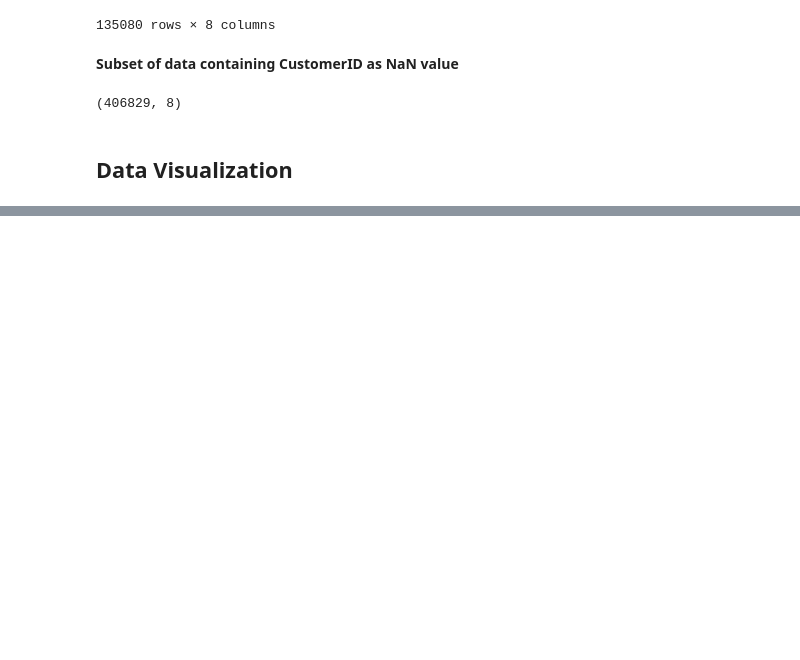
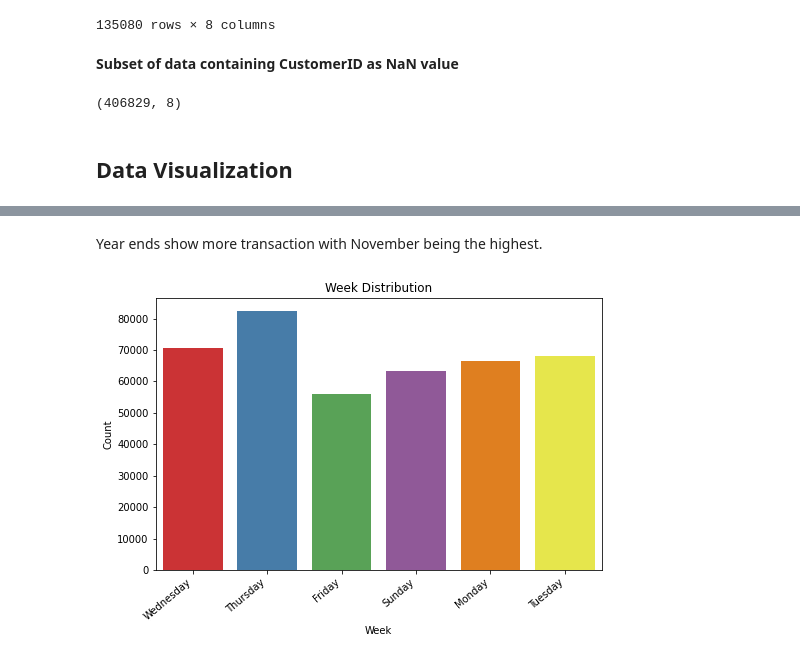
Before and after one commit to AbhijeetS1112/Online-Retail-Customer-Segmentation, a Jupyter notebook: Online_Retail_Customer_Segmentation.ipynb, the cells around one changed output, grey strips where cells are left out. Saved outputs shown, nothing was run; the diff lists cells and outputs as text; code cells hidden in the pictures; blank space fills up the shorter version.

```diff
--- a/Online_Retail_Customer_Segmentation.ipynb
+++ b/Online_Retail_Customer_Segmentation.ipynb
@@ -180,0 +215,12 @@ df['CustomerID'] = df['CustomerID'].astype(str)
+# %% [markdown]
+Year ends show more transaction with November being the highest.
+# %%
+#Week Distribution
+plt.figure(figsize=(8,5))
+sns.countplot(df['InvoiceDate'].dt.day_name(),palette= 'Set1')
+plt.xticks(rotation=40,ha='right')
+plt.title("Week Distribution")
+plt.xlabel('Week')
+plt.ylabel('Count');
+# %% [output]
+[figure, added]
```
Also changed, not shown: parts of 32 cells of this notebook.
